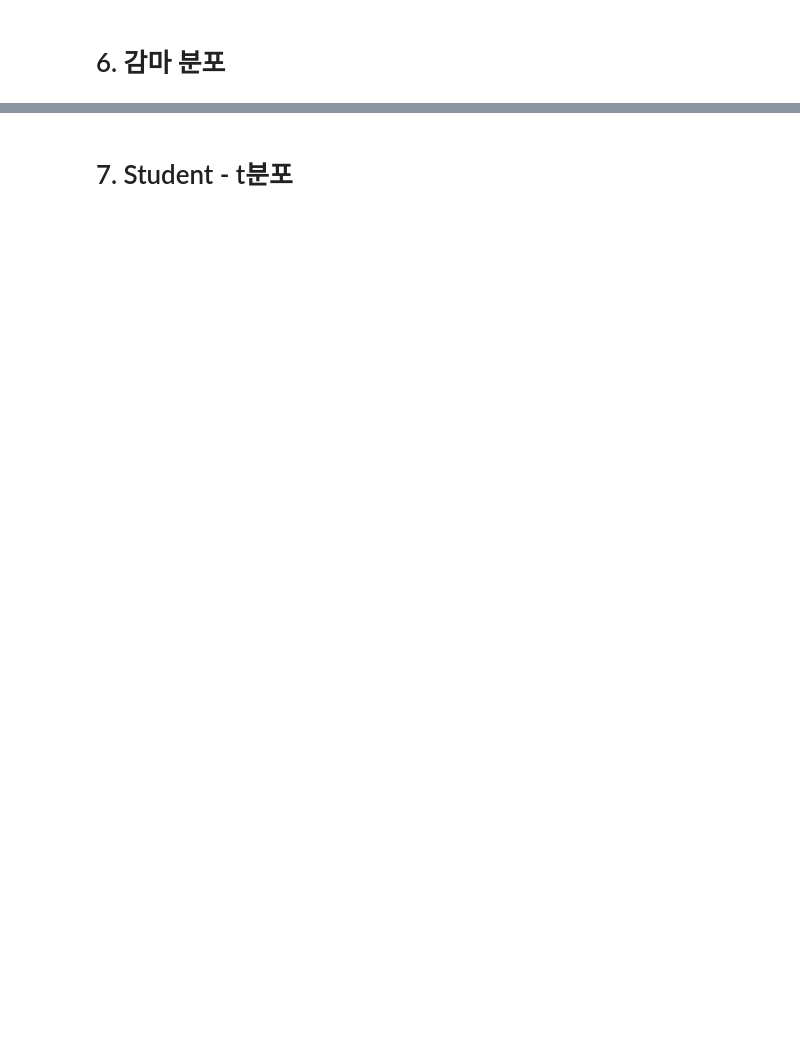
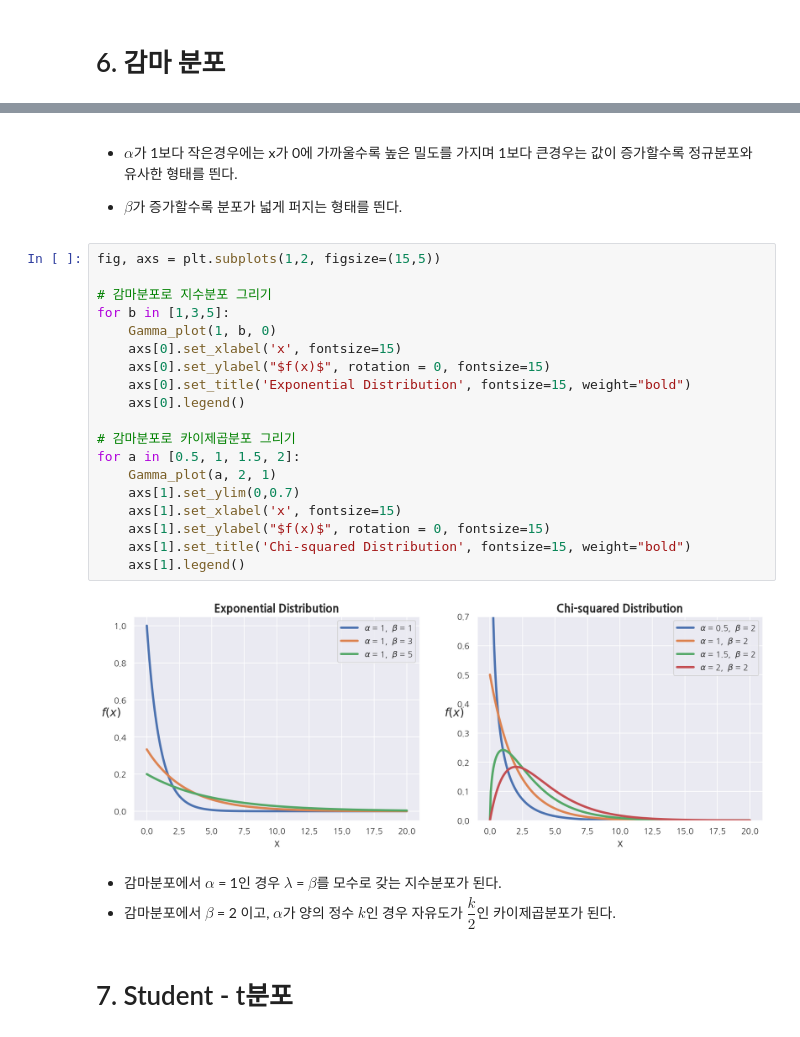
Before and after one commit to Romg2/Python_Study_Statistic, a Jupyter notebook: 01. 확률분포.ipynb, the cells around one changed output, grey strips where cells are left out. Cells and saved outputs as stored; diff of their text form; blank space fills up the shorter version.

```diff
--- a/01. 확률분포.ipynb
+++ b/01. 확률분포.ipynb
@@ -288,2 +337,31 @@ $
+# %% [markdown]
+- $\alpha$가 1보다 작은경우에는 x가 0에 가까울수록 높은 밀도를 가지며 1보다 큰경우는 값이 증가할수록 정규분포와 유사한 형태를 띈다.
+
+
+- $\beta$가 증가할수록 분포가 넓게 퍼지는 형태를 띈다.
+# %%
+fig, axs = plt.subplots(1,2, figsize=(15,5))
+
+# 감마분포로 지수분포 그리기
+for b in [1,3,5]:
+    Gamma_plot(1, b, 0)
+    axs[0].set_xlabel('x', fontsize=15)
+    axs[0].set_ylabel("$f(x)$", rotation = 0, fontsize=15)
+    axs[0].set_title('Exponential Distribution', fontsize=15, weight="bold")
+    axs[0].legend()
+
+# 감마분포로 카이제곱분포 그리기
+for a in [0.5, 1, 1.5, 2]:
+    Gamma_plot(a, 2, 1)
+    axs[1].set_ylim(0,0.7)
+    axs[1].set_xlabel('x', fontsize=15)
+    axs[1].set_ylabel("$f(x)$", rotation = 0, fontsize=15)
+    axs[1].set_title('Chi-squared Distribution', fontsize=15, weight="bold")
+    axs[1].legend()
+# %% [output]
+[figure, added]
+# %% [markdown]
+- 감마분포에서 $\alpha$ = 1인 경우 $\lambda$ = $\beta$를 모수로 갖는 지수분포가 된다.
+- 감마분포에서 $\beta$ = 2 이고, $\alpha$가 양의 정수 $k$인 경우 자유도가 $\dfrac{k}{2}$인 카이제곱분포가 된다.
 # %% [markdown]
 # 7. Student - t분포
```
Also changed, not shown: parts of 13 cells of this notebook.
